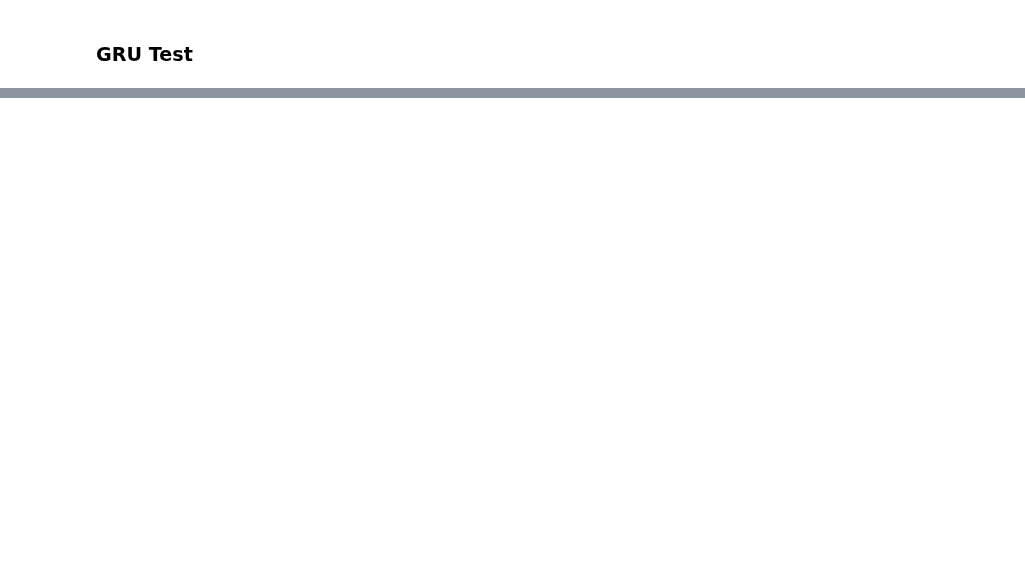
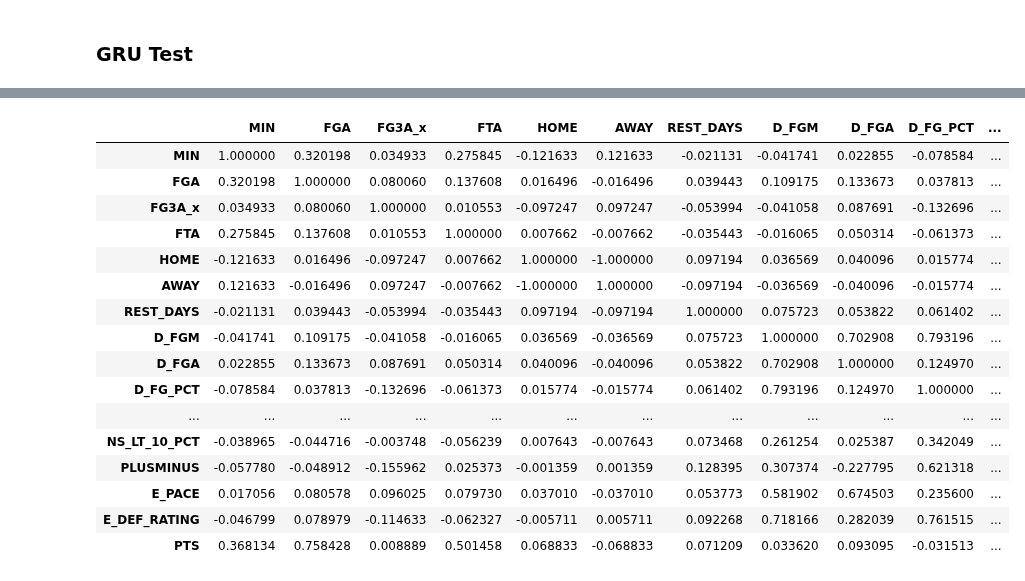
Before and after one commit to dukersss13/Oracle, a Jupyter notebook: Oracle Analysis.ipynb, the cells around one changed output, grey strips where cells are left out. Drawn from its saved outputs; the diff is of its cells as text; code cells hidden in the pictures; blank space fills up the shorter version.

```diff
--- a/Oracle Analysis.ipynb
+++ b/Oracle Analysis.ipynb
@@ -166,7 +172,7 @@ def merge_defensive_stats(season: str, game_log: pd.DataFrame,
 # %% [markdown]
 ### 2023 Season
 # %%
-name = "Ja Morant"
+name = "Rudy Gobert"
 player = fetch_players_id(name)
 log_23 = fetch_players_game_logs_df(player, "2022-23")
 log_23["TEAM_ID"] = log_23["MATCHUP"].apply(get_opp_id)
@@ -181,6 +187,10 @@ post_teams_3pt_23 = pd.read_csv("data/seasonal_data/2023/post_asb_3pt_23.csv", i
 pre_teams_2pt_23 = pd.read_csv("data/seasonal_data/2023/pre_asb_2pt_23.csv", index_col=0)
 post_teams_2pt_23 = pd.read_csv("data/seasonal_data/2023/post_asb_2pt_23.csv", index_col=0)
 
+pre_teams_10ft_23 = pd.read_csv("data/seasonal_data/2023/pre_asb_10ft_23.csv", index_col=0)
+post_teams_10ft_23 = pd.read_csv("data/seasonal_data/2023/post_asb_10ft_23.csv", index_col=0)
+
+
 player_23 = merge_defensive_stats(season="23", game_log=log_23,
                                   defensive_stats=[pre_teams_d_23, post_teams_d_23],
                                   metrics=metrics_23)
@@ -190,3 +200,6 @@ player_23 = merge_defensive_stats(season="23", game_log=player_23,
 
 player_23 = merge_defensive_stats(season="23", game_log=player_23,
                                   defensive_stats=[pre_teams_2pt_23, post_teams_2pt_23])
+
+player_23 = merge_defensive_stats(season="23", game_log=player_23,
+                                  defensive_stats=[pre_teams_10ft_23, post_teams_10ft_23])
@@ -212,6 +220,9 @@ post_teams_3pt_22 = pd.read_csv("data/seasonal_data/2022/post_asb_3pt_22.csv", i
 pre_teams_2pt_22 = pd.read_csv("data/seasonal_data/2022/pre_asb_2pt_22.csv", index_col=0)
 post_teams_2pt_22 = pd.read_csv("data/seasonal_data/2022/post_asb_2pt_22.csv", index_col=0)
 
+pre_teams_10ft_22 = pd.read_csv("data/seasonal_data/2022/pre_asb_10ft_22.csv", index_col=0)
+post_teams_10ft_22 = pd.read_csv("data/seasonal_data/2022/post_asb_10ft_22.csv", index_col=0)
+
 player_22 = merge_defensive_stats(season="22", game_log=log_22,
                                   defensive_stats=[pre_teams_d_22, post_teams_d_22],
                                   metrics=metrics_22)
@@ -221,6 +232,9 @@ player_22 = merge_defensive_stats(season="22", game_log=player_22,
 
 player_22 = merge_defensive_stats(season="22", game_log=player_22,
                                   defensive_stats=[pre_teams_2pt_22, post_teams_2pt_22])
+
+player_22 = merge_defensive_stats(season="22", game_log=player_22,
+                                  defensive_stats=[pre_teams_10ft_22, post_teams_10ft_22])
 # %% [markdown]
 ### 2021 Season
 # %%
@@ -238,6 +252,9 @@ post_teams_3pt_21 = pd.read_csv("data/seasonal_data/2021/post_asb_3pt_21.csv", i
 pre_teams_2pt_21 = pd.read_csv("data/seasonal_data/2021/pre_asb_2pt_21.csv", index_col=0)
 post_teams_2pt_21 = pd.read_csv("data/seasonal_data/2021/post_asb_2pt_21.csv", index_col=0)
 
+pre_teams_10ft_21 = pd.read_csv("data/seasonal_data/2021/pre_asb_10ft_21.csv", index_col=0)
+post_teams_10ft_21 = pd.read_csv("data/seasonal_data/2021/post_asb_10ft_21.csv", index_col=0)
+
 player_21 = merge_defensive_stats(season="21", game_log=log_21,
                                   defensive_stats=[pre_teams_d_21, post_teams_d_21],
                                   metrics=metrics_21)
@@ -247,6 +264,9 @@ player_21 = merge_defensive_stats(season="21", game_log=player_21,
 
 player_21 = merge_defensive_stats(season="21", game_log=player_21,
                                   defensive_stats=[pre_teams_2pt_21, post_teams_2pt_21])
+
+player_21 = merge_defensive_stats(season="21", game_log=player_21,
+                                  defensive_stats=[pre_teams_10ft_21, post_teams_10ft_21])
 # %%
 complete_log = pd.concat([player_21, player_22, player_23]).sort_values(by=["GAME_DATE"], ascending=False)
 complete_log.columns
@@ -265,6 +287,7 @@ predictors = ["MIN", "FGA", "FG3A_x", "FTA", "HOME", "AWAY", "REST_DAYS",
               "D_FGM", "D_FGA", "D_FG_PCT", "PCT_PLUSMINUS",
               "FG3M_y", "FG3A_y", "FG3_PCT_y", "NS_FG3_PCT", "PLUSMINUS_x",
               "FG2M", "FG2A", "FG2_PCT", "NS_FG2_PCT", "PLUSMINUS_y",
+              "FGM_LT_10", "FGA_LT_10", "LT_10_PCT", "NS_LT_10_PCT", "PLUSMINUS",
               "E_PACE", "E_DEF_RATING"]
 
 label1 = ["PTS"]
@@ -454,0 +498,20 @@ plt.show()
+# %%
+complete_log[predictors+label1].corr()
+# %% [output]
+|  | MIN | FGA | FG3A_x | FTA | HOME | AWAY | REST_DAYS | D_FGM | D_FGA | D_FG_PCT | ... |
+| MIN | 1.000000 | 0.320198 | 0.034933 | 0.275845 | -0.121633 | 0.121633 | -0.021131 | -0.041741 | 0.022855 | -0.078584 | ... |
+| FGA | 0.320198 | 1.000000 | 0.080060 | 0.137608 | 0.016496 | -0.016496 | 0.039443 | 0.109175 | 0.133673 | 0.037813 | ... |
+| FG3A_x | 0.034933 | 0.080060 | 1.000000 | 0.010553 | -0.097247 | 0.097247 | -0.053994 | -0.041058 | 0.087691 | -0.132696 | ... |
+| FTA | 0.275845 | 0.137608 | 0.010553 | 1.000000 | 0.007662 | -0.007662 | -0.035443 | -0.016065 | 0.050314 | -0.061373 | ... |
+| HOME | -0.121633 | 0.016496 | -0.097247 | 0.007662 | 1.000000 | -1.000000 | 0.097194 | 0.036569 | 0.040096 | 0.015774 | ... |
+| AWAY | 0.121633 | -0.016496 | 0.097247 | -0.007662 | -1.000000 | 1.000000 | -0.097194 | -0.036569 | -0.040096 | -0.015774 | ... |
+| REST_DAYS | -0.021131 | 0.039443 | -0.053994 | -0.035443 | 0.097194 | -0.097194 | 1.000000 | 0.075723 | 0.053822 | 0.061402 | ... |
+| D_FGM | -0.041741 | 0.109175 | -0.041058 | -0.016065 | 0.036569 | -0.036569 | 0.075723 | 1.000000 | 0.702908 | 0.793196 | ... |
+| D_FGA | 0.022855 | 0.133673 | 0.087691 | 0.050314 | 0.040096 | -0.040096 | 0.053822 | 0.702908 | 1.000000 | 0.124970 | ... |
+| D_FG_PCT | -0.078584 | 0.037813 | -0.132696 | -0.061373 | 0.015774 | -0.015774 | 0.061402 | 0.793196 | 0.124970 | 1.000000 | ... |
+| ... | ... | ... | ... | ... | ... | ... | ... | ... | ... | ... | ... |
+| NS_LT_10_PCT | -0.038965 | -0.044716 | -0.003748 | -0.056239 | 0.007643 | -0.007643 | 0.073468 | 0.261254 | 0.025387 | 0.342049 | ... |
+| PLUSMINUS | -0.057780 | -0.048912 | -0.155962 | 0.025373 | -0.001359 | 0.001359 | 0.128395 | 0.307374 | -0.227795 | 0.621318 | ... |
+| E_PACE | 0.017056 | 0.080578 | 0.096025 | 0.079730 | 0.037010 | -0.037010 | 0.053773 | 0.581902 | 0.674503 | 0.235600 | ... |
+| E_DEF_RATING | -0.046799 | 0.078979 | -0.114633 | -0.062327 | -0.005711 | 0.005711 | 0.092268 | 0.718166 | 0.282039 | 0.761515 | ... |
+| PTS | 0.368134 | 0.758428 | 0.008889 | 0.501458 | 0.068833 | -0.068833 | 0.071209 | 0.033620 | 0.093095 | -0.031513 | ... |
```
Also changed, not shown: parts of 19 cells of this notebook, 4 other files.
